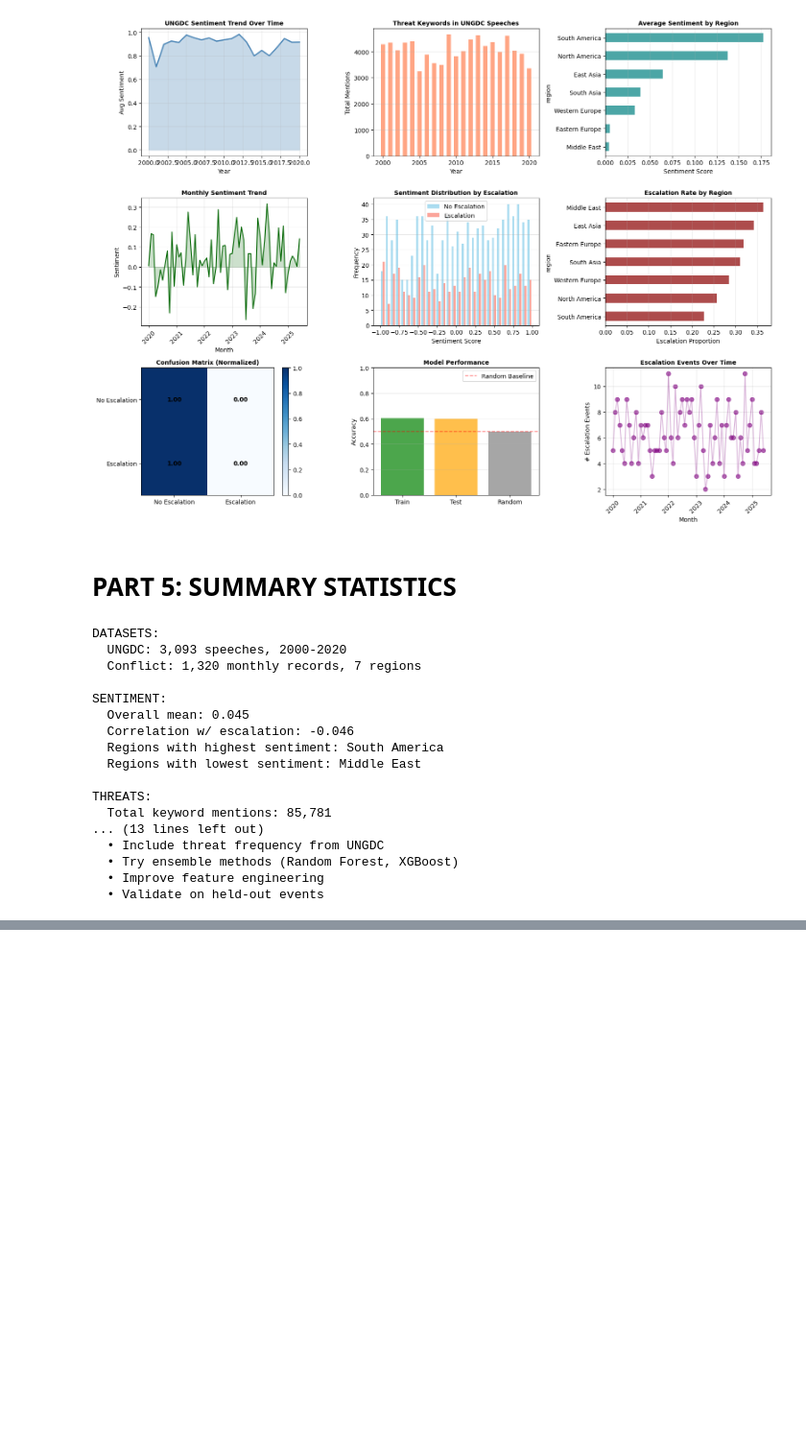
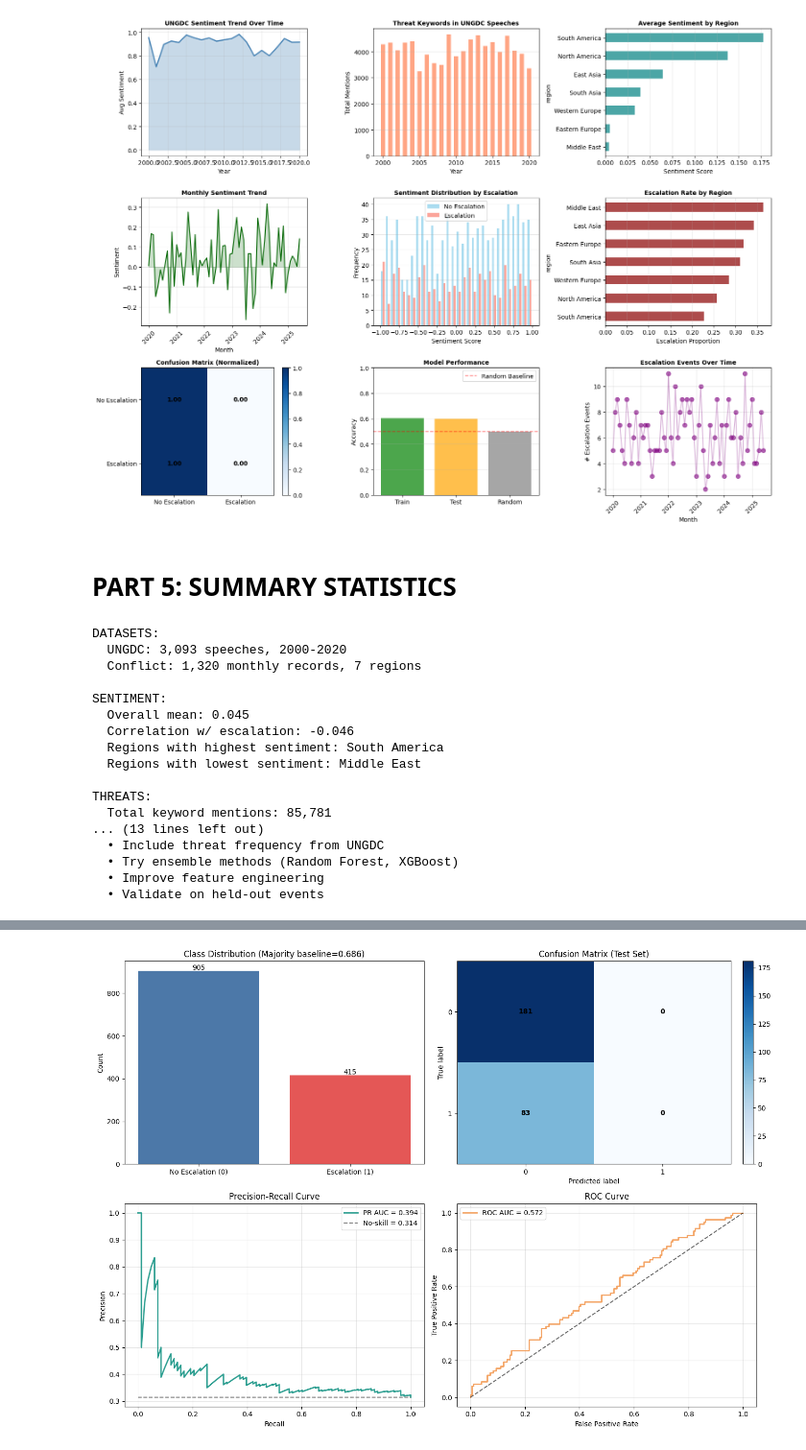
Before and after one commit to Liubri/From-Words-to-War, a Jupyter notebook: nlp_conflict_prediction_prem_results.ipynb, the cells around one changed output, grey strips where cells are left out. Shown at 96% size. Saved outputs shown, nothing was run; the diff lists cells and outputs as text; code cells hidden in the pictures; blank space fills up the shorter version.

Commit message:
sentiment analysis with logistic regression

```diff
--- a/nlp_conflict_prediction_prem_results.ipynb
+++ b/nlp_conflict_prediction_prem_results.ipynb
@@ -38,6 +38,12 @@ ungdc['year'] = pd.to_numeric(ungdc['year'], errors='coerce')
 ungdc = ungdc.dropna(subset=['year'])
 ungdc['year'] = ungdc['year'].astype(int)
 
+# Use ISO-3 codes when available to align with the conflict dataset country column.
+if 'ccodealp' in ungdc.columns:
+    ungdc['country_code'] = ungdc['ccodealp'].astype(str).str.upper().str.strip()
+else:
+    ungdc['country_code'] = ungdc['country'].astype(str).str.upper().str.strip()
+
 print(f"Loaded {len(ungdc)} speeches from {ungdc['country'].nunique()} countries")
 print(f"Date range: {ungdc['year'].min()}-{ungdc['year'].max()}")
 # %% [output]
@@ -100,8 +106,10 @@ if not os.path.exists(DATA_CSV):
     sys.exit(1)
 
 df = pd.read_csv(DATA_CSV)
-df = df.dropna(subset=['region', 'month', 'social_media_sentiment', 'conflict_escalation_6m'])
-df['month'] = pd.to_datetime(df['month'])
+df = df.dropna(subset=['country', 'region', 'month', 'social_media_sentiment', 'conflict_escalation_6m'])
+df['country'] = df['country'].astype(str).str.upper().str.strip()
+df['month'] = pd.to_datetime(df['month'], format='%Y-%m', errors='coerce')
+df = df.dropna(subset=['month'])
 df = df.sort_values('month')
 # %%
 print(f"Loaded {len(df)} records from {df['month'].min().date()} to {df['month'].max().date()}")
@@ -149,7 +203,9 @@ features.head()
 X = features[['sentiment']].values
 y = features['escalation'].values
 
-X_train, X_test, y_train, y_test = train_test_split(X, y, test_size=0.2, random_state=42, stratify=y)
+X_train, X_test, y_train, y_test = train_test_split(
+    X, y, test_size=0.2, random_state=42, stratify=y
+)
 
 model = LogisticRegression(max_iter=1000, random_state=42)
 model.fit(X_train, y_train)
@@ -162,10 +218,12 @@ print(f"Training accuracy: {train_acc:.3f}")
 print(f"Testing accuracy: {test_acc:.3f}")
 
 # Compute confusion matrix and metrics
-cm = confusion_matrix(y_test, preds)
+cm = confusion_matrix(y_test, preds, labels=[0, 1])
 tn, fp, fn, tp = cm.ravel()
 
 print(f"\nConfusion Matrix:")
 print(f"  True Negatives: {tn}  |  False Positives: {fp}")
 print(f"  False Negatives: {fn}  |  True Positives: {tp}")
+print("\nClassification Report:")
+print(classification_report(y_test, preds, digits=3))
 # %% [output]
@@ -337,0 +408,67 @@ THREATS:
+# %%
+# Dedicated baseline-result visualizations
+from sklearn.metrics import precision_recall_curve, roc_curve, auc
+
+# Probabilities for positive class
+y_prob = model.predict_proba(X_test)[:, 1]
+
+fig, axes = plt.subplots(2, 2, figsize=(14, 10))
+
+# 1) Class balance (entire dataset) + majority baseline
+class_counts = features['escalation'].value_counts().sort_index()
+majority_acc = class_counts.max() / class_counts.sum()
+axes[0, 0].bar(['No Escalation (0)', 'Escalation (1)'], class_counts.values, color=['#4C78A8', '#E45756'])
+axes[0, 0].set_title(f'Class Distribution (Majority baseline={majority_acc:.3f})')
+axes[0, 0].set_ylabel('Count')
+for i, v in enumerate(class_counts.values):
+    axes[0, 0].text(i, v + 5, str(v), ha='center')
+
+# 2) Confusion matrix (counts)
+cm_im = axes[0, 1].imshow(cm, cmap='Blues', aspect='auto')
+axes[0, 1].set_title('Confusion Matrix (Test Set)')
+axes[0, 1].set_xlabel('Predicted label')
+axes[0, 1].set_ylabel('True label')
+axes[0, 1].set_xticks([0, 1])
+axes[0, 1].set_yticks([0, 1])
+axes[0, 1].set_xticklabels(['0', '1'])
+axes[0, 1].set_yticklabels(['0', '1'])
+for i in range(cm.shape[0]):
+    for j in range(cm.shape[1]):
+        axes[0, 1].text(j, i, str(cm[i, j]), ha='center', va='center', color='black', fontweight='bold')
+fig.colorbar(cm_im, ax=axes[0, 1], fraction=0.046, pad=0.04)
+
+# 3) Precision-Recall curve
+precision, recall, _ = precision_recall_curve(y_test, y_prob)
+pr_auc = auc(recall, precision)
+axes[1, 0].plot(recall, precision, color='#2A9D8F', linewidth=2, label=f'PR AUC = {pr_auc:.3f}')
+positive_rate = y_test.mean()
+axes[1, 0].hlines(positive_rate, 0, 1, colors='gray', linestyles='--', label=f'No-skill = {positive_rate:.3f}')
+axes[1, 0].set_title('Precision-Recall Curve')
+axes[1, 0].set_xlabel('Recall')
+axes[1, 0].set_ylabel('Precision')
+axes[1, 0].legend()
+axes[1, 0].grid(alpha=0.3)
+
+# 4) ROC curve
+fpr, tpr, _ = roc_curve(y_test, y_prob)
+roc_auc = auc(fpr, tpr)
+axes[1, 1].plot(fpr, tpr, color='#F4A261', linewidth=2, label=f'ROC AUC = {roc_auc:.3f}')
+axes[1, 1].plot([0, 1], [0, 1], 'k--', alpha=0.6)
+axes[1, 1].set_title('ROC Curve')
+axes[1, 1].set_xlabel('False Positive Rate')
+axes[1, 1].set_ylabel('True Positive Rate')
+axes[1, 1].legend()
+axes[1, 1].grid(alpha=0.3)
+
+plt.tight_layout()
+plt.savefig('baseline_results_figures.png', dpi=300, bbox_inches='tight')
+plt.show()
+print('Saved: baseline_results_figures.png')
+
+print(f'\nTrain accuracy: {train_acc:.3f}')
+print(f'Test accuracy: {test_acc:.3f}')
+print(f'Majority-class baseline accuracy: {majority_acc:.3f}')
+print(f'PR AUC: {pr_auc:.3f}')
+print(f'ROC AUC: {roc_auc:.3f}')
+# %% [output]
+[figure, added]
```
Also changed, not shown: parts of 4 cells of this notebook, 3 other files.
